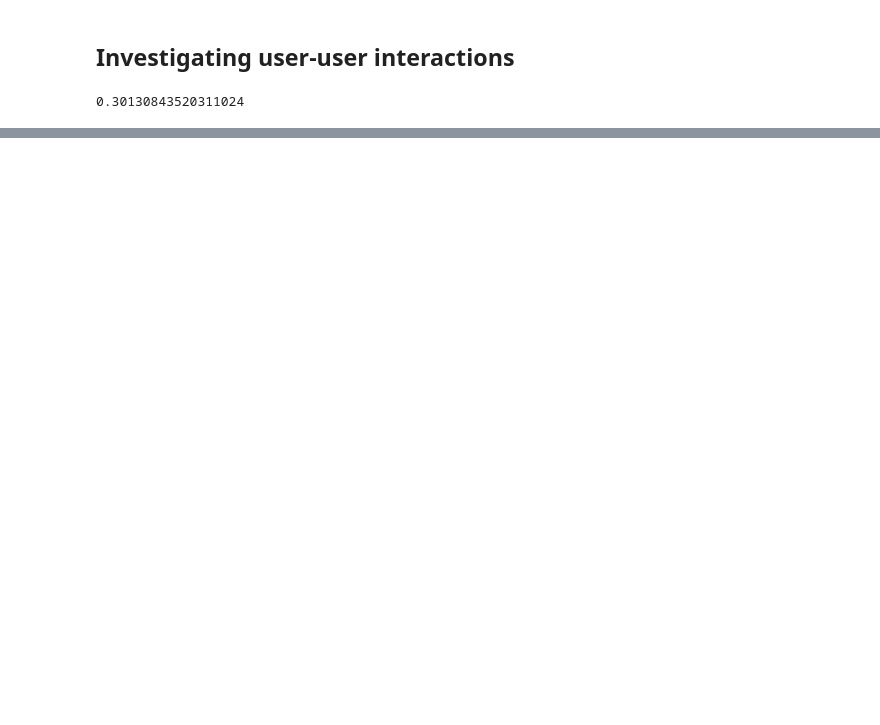
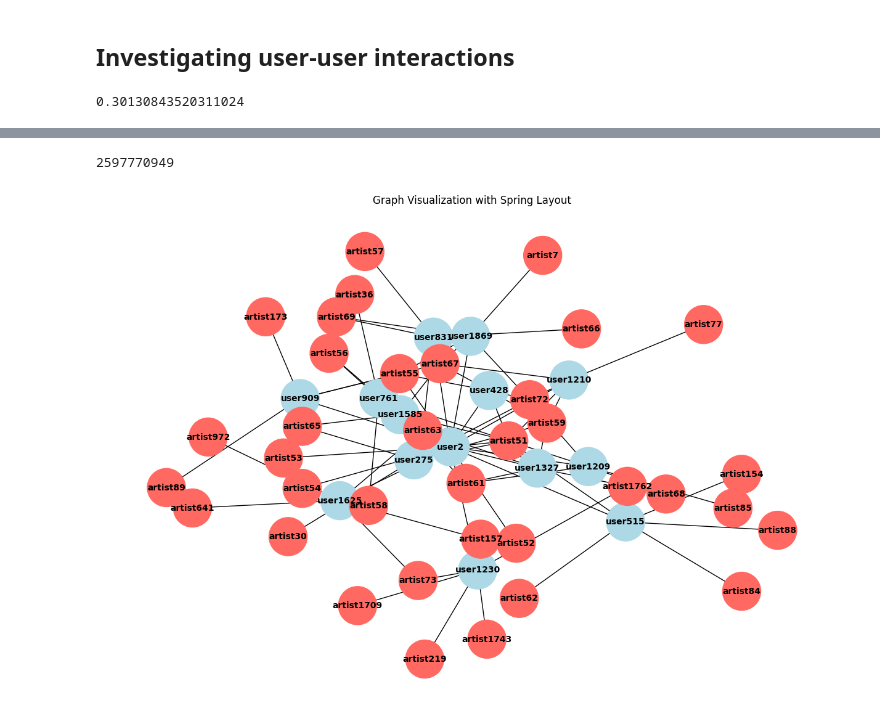
Before and after one commit to elimiller7/dst-assessment-2, a Jupyter notebook: SheridanH/Data.ipynb, the cells around one changed output, grey strips where cells are left out. Cells and saved outputs as stored; diff of their text form; code cells hidden in the pictures; blank space fills up the shorter version.

Commit message:
graph tests

```diff
--- a/SheridanH/Data.ipynb
+++ b/SheridanH/Data.ipynb
@@ -127,0 +172,14 @@ print(sum(sims2)/len(sims2))
+# %%
+if user_artists['userID'][0] != 'user2':
+    user_artists['userID'] = 'user' + user_artists['userID'].astype(str) # Place 'user' before each userID
+    user_artists['artistID'] = 'artist' + user_artists['artistID'].astype(str) # Place 'artist' before each artistID
+    user_friends['userID'] = 'user' + user_friends['userID'].astype(str) # Place 'user' before each userID
+    user_friends['friendID'] = 'user' + user_friends['friendID'].astype(str) # Place 'user' before each userID
+    user_taggedartists['artistID'] = 'artist' + user_taggedartists['artistID'].astype(str) # Place 'artist' before each artistID
+    user_taggedartists['tagID'] = 'tag' + user_taggedartists['tagID'].astype(str) # Place 'tag' before each tagID
+    user_taggedartists['userID'] = 'user' + user_taggedartists['userID'].astype(str) # Place 'user' before each userID
+    artists['id'] = 'artist' + artists['id'].astype(str) # Place 'artist' before each artistID
+    tags['tagID'] = 'tag' + tags['tagID'].astype(str) # Place 'tag' before each tagID
+    print('Designations added')
+else:
+    print('Designations already present')
@@ -127,0 +387,26 @@ print(sum(sims2)/len(sims2))
+# %%
+import random
+from math import ceil
+
+G = nx.Graph()
+
+# Add nodes with the partition attribute
+for index, row in vertices_pd.iterrows():
+    G.add_node(row['id'], partition=row['partition'])
+
+# Add edges
+for index, row in edges_pd.iterrows():
+    G.add_edge(row['src'], row['dst'], relationship=row['relationship'])
+# Create the spring layout
+pos = nx.spring_layout(G,k=0.5,seed=1533) #3125
+
+# Define the color map based on partitions
+color_map = ['lightblue' if G.nodes[node]['partition'] == '0' else '#FF6961' for node in G.nodes()]
+# Draw the graph
+plt.figure(figsize=(12, 8))
+nx.draw(G, pos, with_labels=True, node_size=2000, node_color=color_map, font_weight='bold', font_size=10)
+plt.title('Graph Visualization with Spring Layout')
+plt.show()
+# %% [output]
+2597770949
+[figure, added]
```
Also changed, not shown: parts of 22 cells of this notebook, 3 other files.
